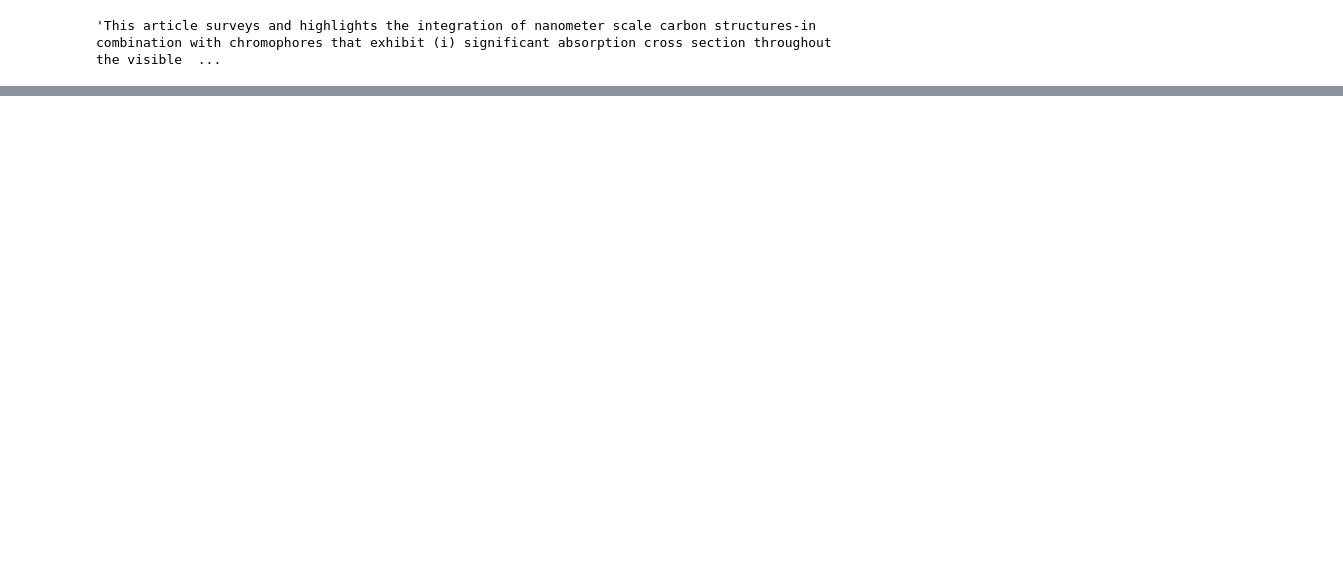
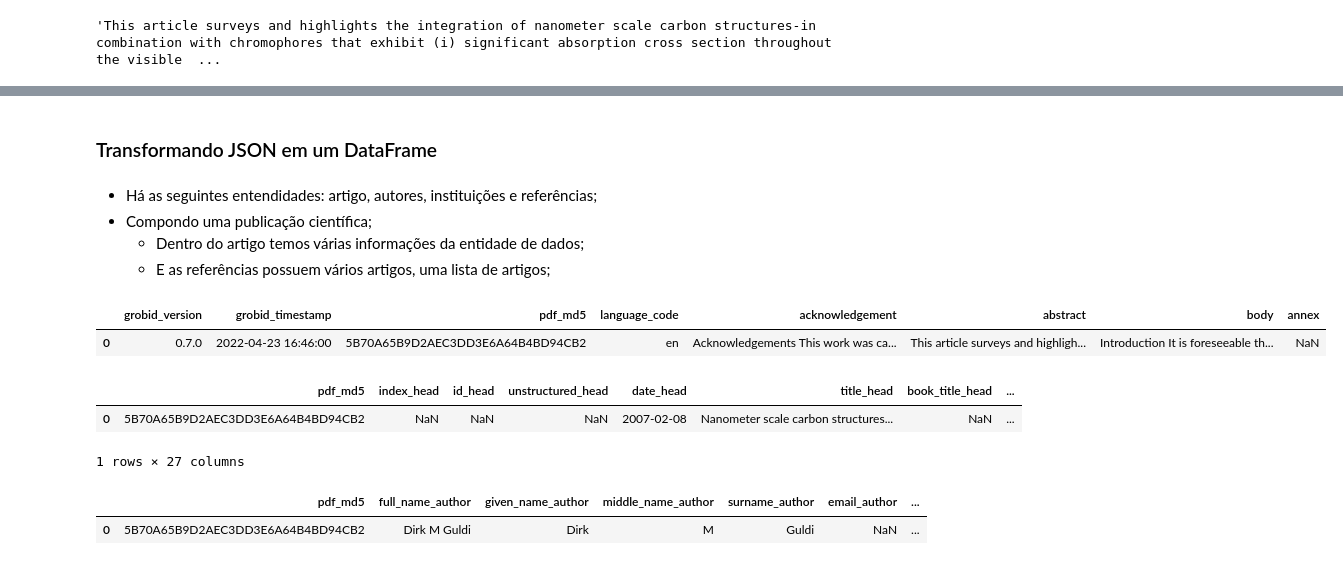
Before and after one commit to Vieirbat/Summarticles, a Jupyter notebook: notebooks/Usando Grobid.ipynb, the cells around one changed output, grey strips where cells are left out. Cells and saved outputs as stored; diff of their text form; code cells hidden in the pictures; blank space fills up the shorter version.

```diff
--- a/notebooks/Usando Grobid.ipynb
+++ b/notebooks/Usando Grobid.ipynb
@@ -135,0 +189,7 @@ SyntaxError: invalid syntax (<ipython-input-28-96988bc3b683>, line 1)
+# %% [markdown]
+### Transformando JSON em um DataFrame
+# %% [markdown]
+- Há as seguintes entendidades: artigo, autores, instituições e referências;
+- Compondo uma publicação científica;
+    - Dentro do artigo temos várias informações da entidade de dados;
+    - E as referências possuem vários artigos, uma lista de artigos;
@@ -135,0 +199,8 @@ SyntaxError: invalid syntax (<ipython-input-28-96988bc3b683>, line 1)
+# %%
+def get_process_datetime(doc,varnull=np.nan,deltah=3):
+    r = doc.get('grobid_timestamp',varnull)
+    if not pd.isna(r):
+        r = pd.to_datetime(doc['grobid_timestamp'],errors='coerce',format='%Y-%m-%dT%H:%M+0000')
+        r = r-pd.Timedelta(deltah,unit='hour')
+        r = r.strftime('%Y-%m-%d %H:%M:00')
+    return r
@@ -135,0 +483,19 @@ SyntaxError: invalid syntax (<ipython-input-28-96988bc3b683>, line 1)
+# %%
+df_doc_info = pd.DataFrame(get_doc(doc))
+df_doc_info.head()
+# %% [output]
+|  | grobid_version | grobid_timestamp | pdf_md5 | language_code | acknowledgement | abstract | body | annex |
+| 0 | 0.7.0 | 2022-04-23 16:46:00 | 5B70A65B9D2AEC3DD3E6A64B4BD94CB2 | en | Acknowledgements This work was ca... | This article surveys and highligh... | Introduction It is foreseeable th... | NaN |
+# %%
+df_doc_head = pd.DataFrame(get_head(doc))
+df_doc_head.head()
+# %% [output]
+|  | pdf_md5 | index_head | id_head | unstructured_head | date_head | title_head | book_title_head | ... |
+| 0 | 5B70A65B9D2AEC3DD3E6A64B4BD94CB2 | NaN | NaN | NaN | 2007-02-08 | Nanometer scale carbon structures... | NaN | ... |
+1 rows × 27 columns
+# %%
+df_doc_authors = pd.DataFrame(get_authors(doc))
+df_doc_authors.head()
+# %% [output]
+|  | pdf_md5 | full_name_author | given_name_author | middle_name_author | surname_author | email_author | ... |
+| 0 | 5B70A65B9D2AEC3DD3E6A64B4BD94CB2 | Dirk M Guldi | Dirk | M | Guldi | NaN | ... |
```
Also changed, not shown: parts of 45 cells of this notebook, 1 other file.
